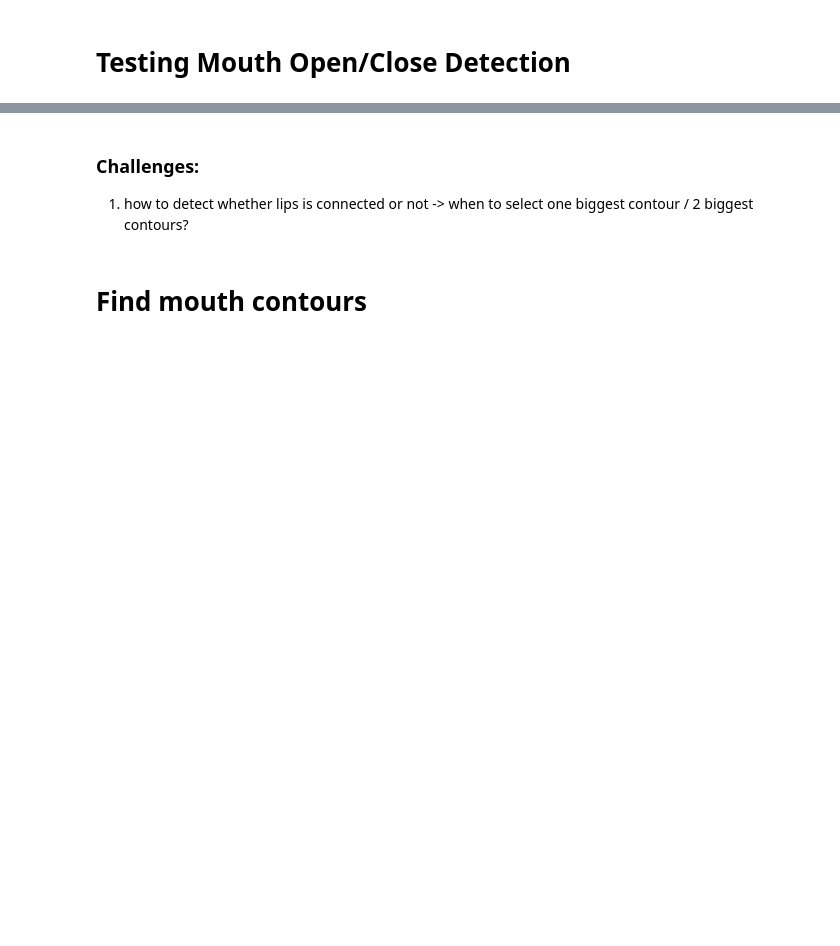
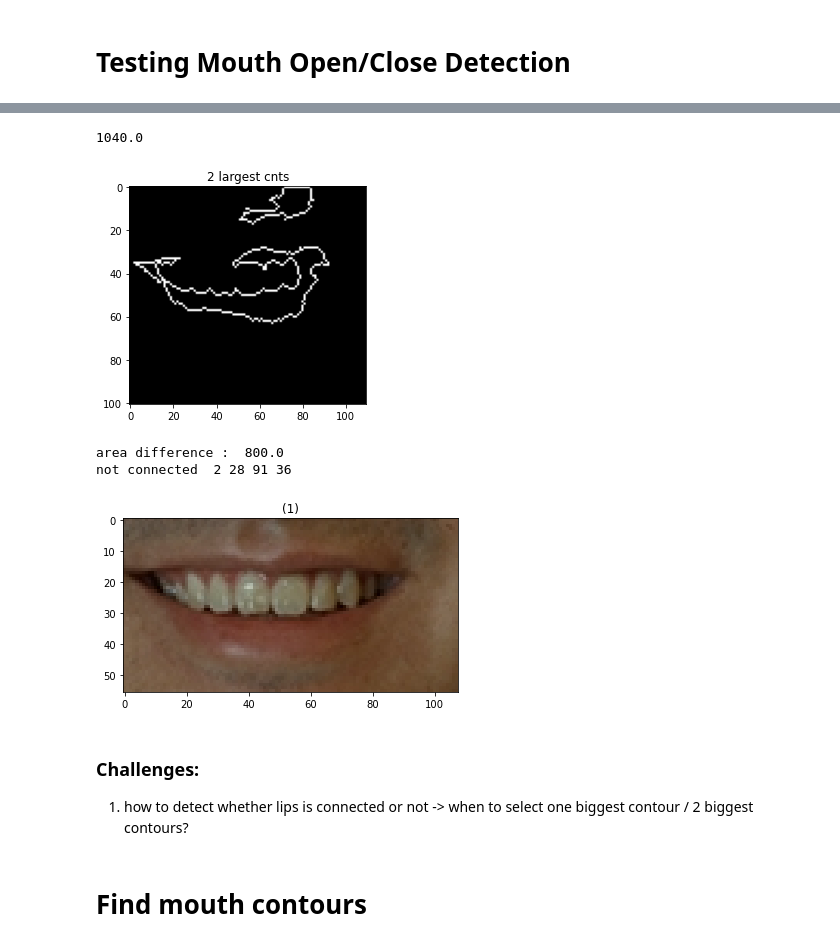
Before and after one commit to LoayMoh99/My_Social_Eye, a Jupyter notebook: Speaker_Detection/mouth_detection/MouthDetection.ipynb, the cells around one changed output, grey strips where cells are left out. Drawn from its saved outputs; the diff is of its cells as text; code cells hidden in the pictures; blank space fills up the shorter version.

```diff
--- a/Speaker_Detection/mouth_detection/MouthDetection.ipynb
+++ b/Speaker_Detection/mouth_detection/MouthDetection.ipynb
@@ -102,0 +92,4 @@ Detection 0: Left: 110 Top: 125 Right: 239 Bottom: 254
+# %%
+def contourIntersect(contour1, contour2):
+    intersection = cv2.pointPolygonTest(contour1,(int(contour2[0][0][0]),int(contour2[0][0][1])),False)
+    return intersection
@@ -103,3 +179,16 @@ Detection 0: Left: 110 Top: 125 Right: 239 Bottom: 254
+# %%
+# cv2.drawContours(temp, contours, 0, (255,0,0), 1) #draw all contours
+# show_images([temp])
+
+ROI = getROI(mouth)
+
+show_images([ROI])
+# %% [output]
+1040.0
+[figure, added]
+area difference :  800.0
+not connected  2 28 91 36
+[figure, added]
 # %% [markdown]
 ### Challenges:
 1. how to detect whether lips is connected or not -> when to select one biggest contour / 2 biggest contours?
```
Also changed, not shown: parts of 10 cells of this notebook, 1 other file.
